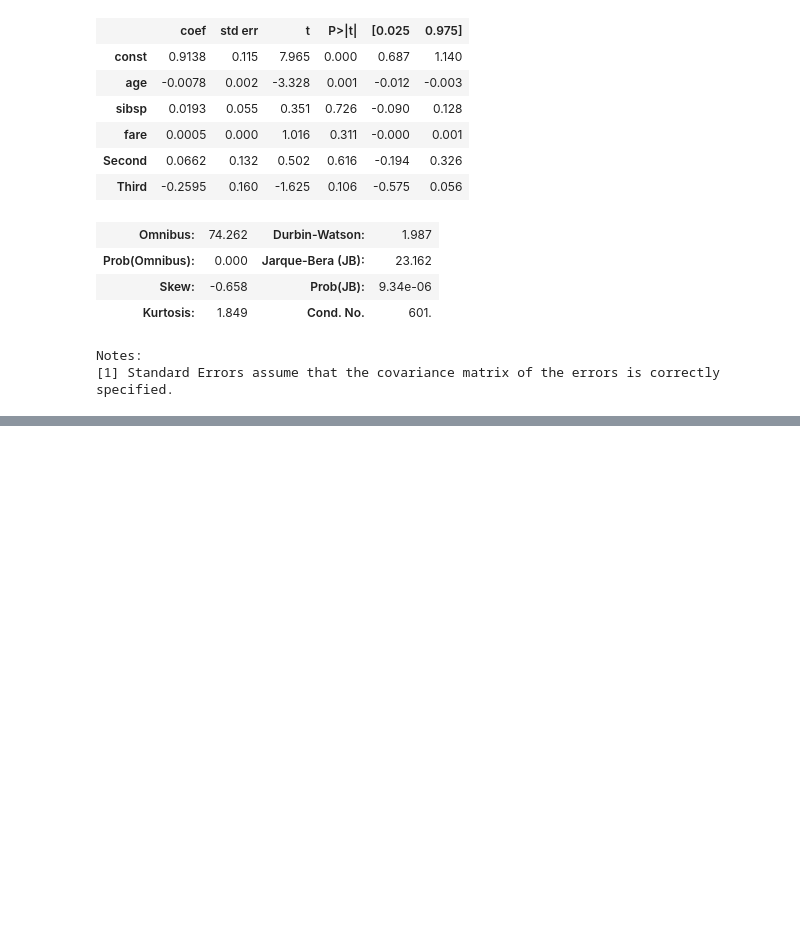
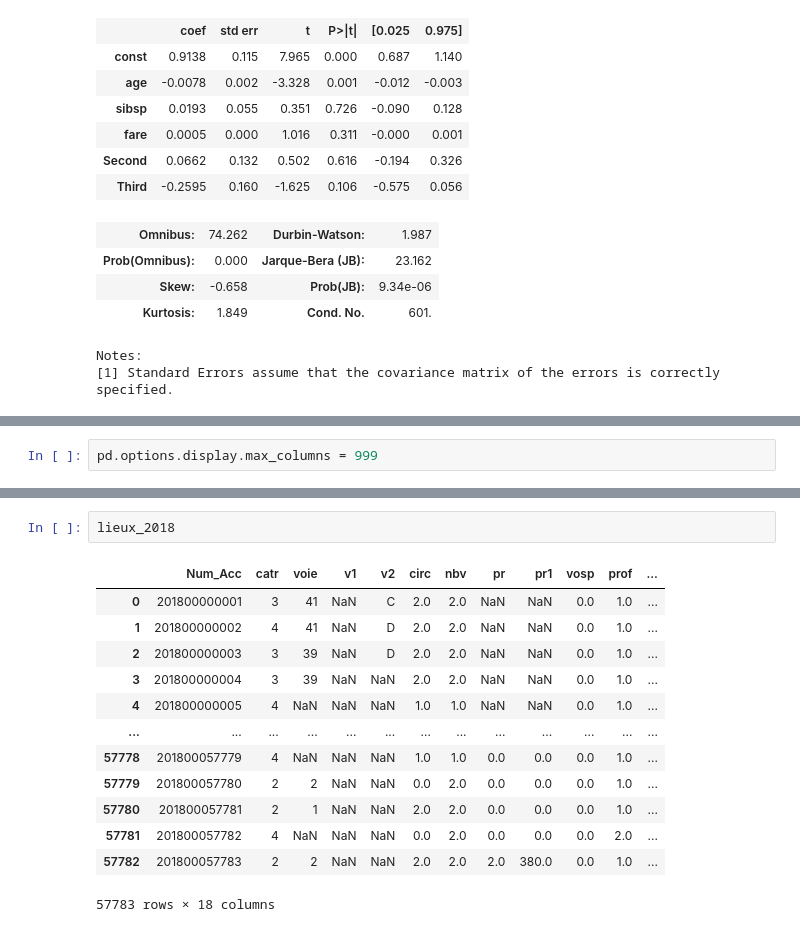
Before and after one commit to Tgnima/Pandas, a Jupyter notebook: statsmodels/statsmodels.ipynb, the cells around one changed output, grey strips where cells are left out. Drawn from its saved outputs; the diff is of its cells as text; blank space fills up the shorter version.

```diff
--- a/statsmodels/statsmodels.ipynb
+++ b/statsmodels/statsmodels.ipynb
@@ -97,0 +152,2 @@ Notes:
+# %%
+pd.options.display.max_columns = 999
@@ -97,0 +162,16 @@ Notes:
+# %%
+lieux_2018
+# %% [output]
+|  | Num_Acc | catr | voie | v1 | v2 | circ | nbv | pr | pr1 | vosp | prof | ... |
+| 0 | 201800000001 | 3 | 41 | NaN | C | 2.0 | 2.0 | NaN | NaN | 0.0 | 1.0 | ... |
+| 1 | 201800000002 | 4 | 41 | NaN | D | 2.0 | 2.0 | NaN | NaN | 0.0 | 1.0 | ... |
+| 2 | 201800000003 | 3 | 39 | NaN | D | 2.0 | 2.0 | NaN | NaN | 0.0 | 1.0 | ... |
+| 3 | 201800000004 | 3 | 39 | NaN | NaN | 2.0 | 2.0 | NaN | NaN | 0.0 | 1.0 | ... |
+| 4 | 201800000005 | 4 | NaN | NaN | NaN | 1.0 | 1.0 | NaN | NaN | 0.0 | 1.0 | ... |
+| ... | ... | ... | ... | ... | ... | ... | ... | ... | ... | ... | ... | ... |
+| 57778 | 201800057779 | 4 | NaN | NaN | NaN | 1.0 | 1.0 | 0.0 | 0.0 | 0.0 | 1.0 | ... |
+| 57779 | 201800057780 | 2 | 2 | NaN | NaN | 0.0 | 2.0 | 0.0 | 0.0 | 0.0 | 1.0 | ... |
+| 57780 | 201800057781 | 2 | 1 | NaN | NaN | 2.0 | 2.0 | 0.0 | 0.0 | 0.0 | 1.0 | ... |
+| 57781 | 201800057782 | 4 | NaN | NaN | NaN | 0.0 | 2.0 | 0.0 | 0.0 | 0.0 | 2.0 | ... |
+| 57782 | 201800057783 | 2 | 2 | NaN | NaN | 2.0 | 2.0 | 2.0 | 380.0 | 0.0 | 1.0 | ... |
+57783 rows × 18 columns
```
Also changed, not shown: parts of 15 cells of this notebook, 19 other files.
